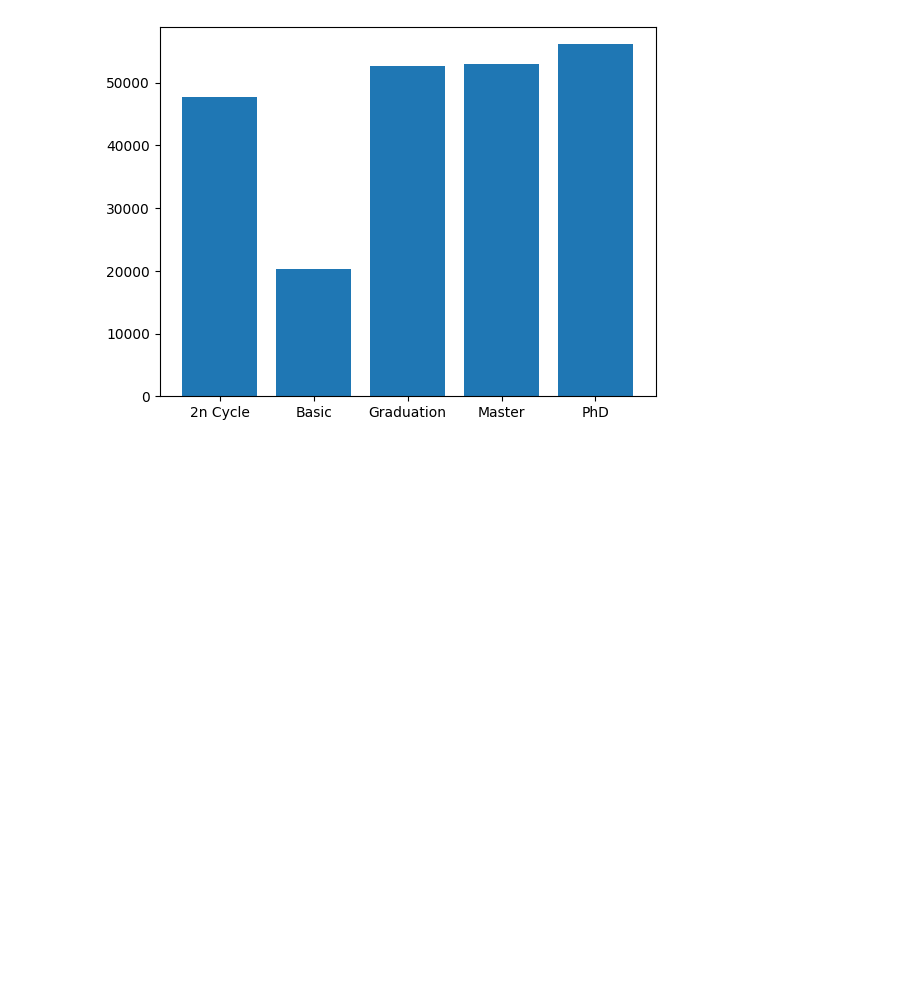
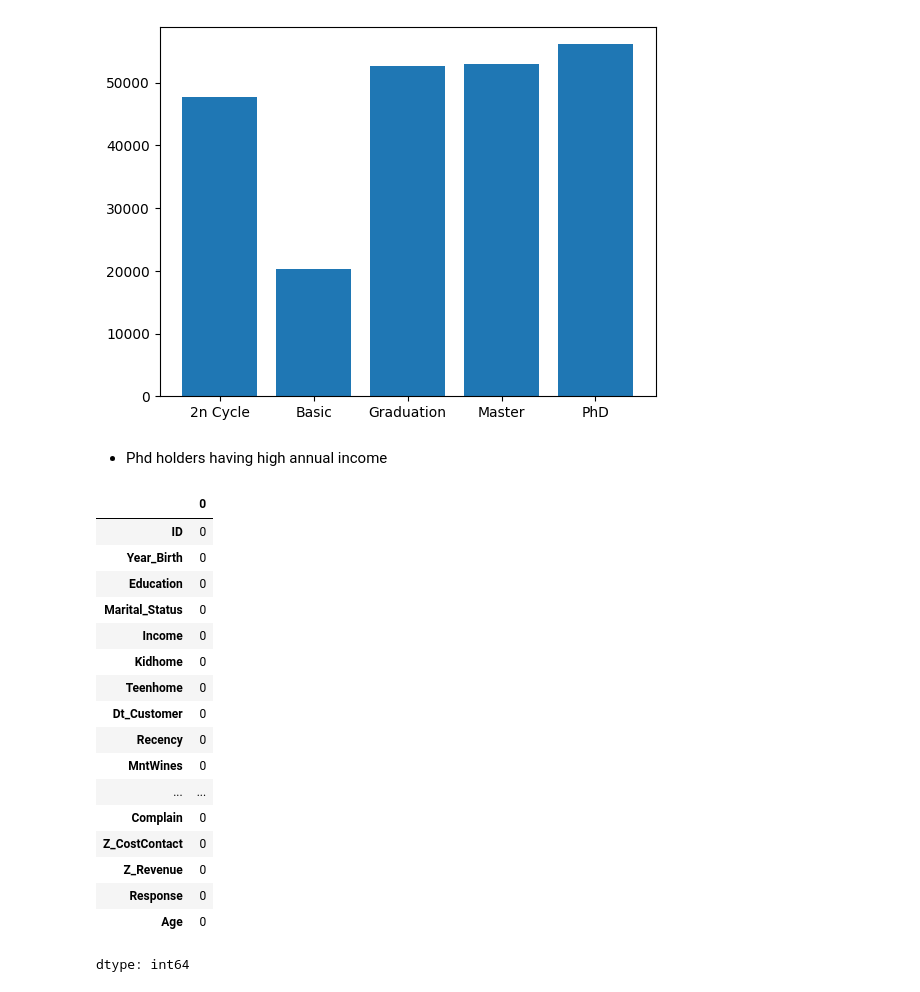
Before and after one commit to ShravanJadhav/CustomerPersonality_Analysis, a Jupyter notebook: CustomerPersonality.ipynb, the cells around one changed output. Drawn from its saved outputs; the diff is of its cells as text; code cells hidden in the pictures; blank space fills up the shorter version.

```diff
--- a/CustomerPersonality.ipynb
+++ b/CustomerPersonality.ipynb
@@ -311,3 +311,30 @@ plt.bar(education_income.index, round(education_income,2))
 # %% [output]
 <BarContainer object of 5 artists>
 [figure]
+# %% [markdown]
+- Phd holders having high annual income
+# %%
+#Data Cleaning and feature engineering
+#We have replace the income null values with mean of income
+dataset = dataset.dropna()
+# %%
+dataset.isnull().sum()
+# %% [output]
+|  | 0 |
+| ID | 0 |
+| Year_Birth | 0 |
+| Education | 0 |
+| Marital_Status | 0 |
+| Income | 0 |
+| Kidhome | 0 |
+| Teenhome | 0 |
+| Dt_Customer | 0 |
+| Recency | 0 |
+| MntWines | 0 |
+| ... | ... |
+| Complain | 0 |
+| Z_CostContact | 0 |
+| Z_Revenue | 0 |
+| Response | 0 |
+| Age | 0 |
+dtype: int64
```
Also changed, not shown: parts of 12 cells of this notebook.
